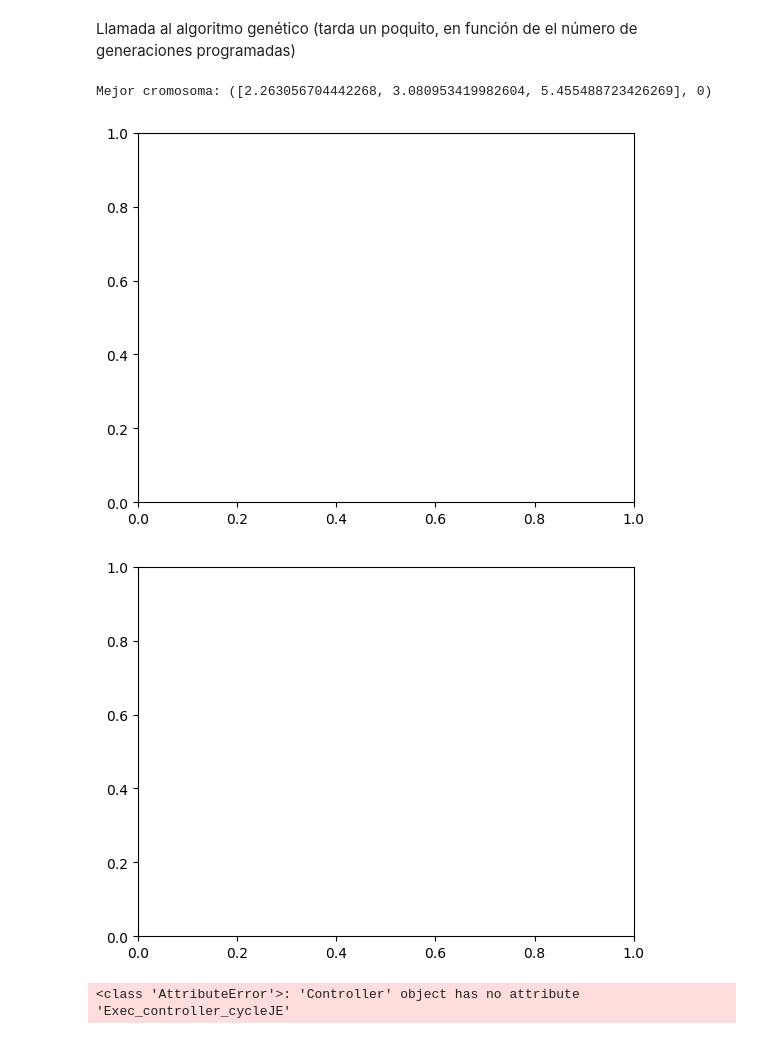
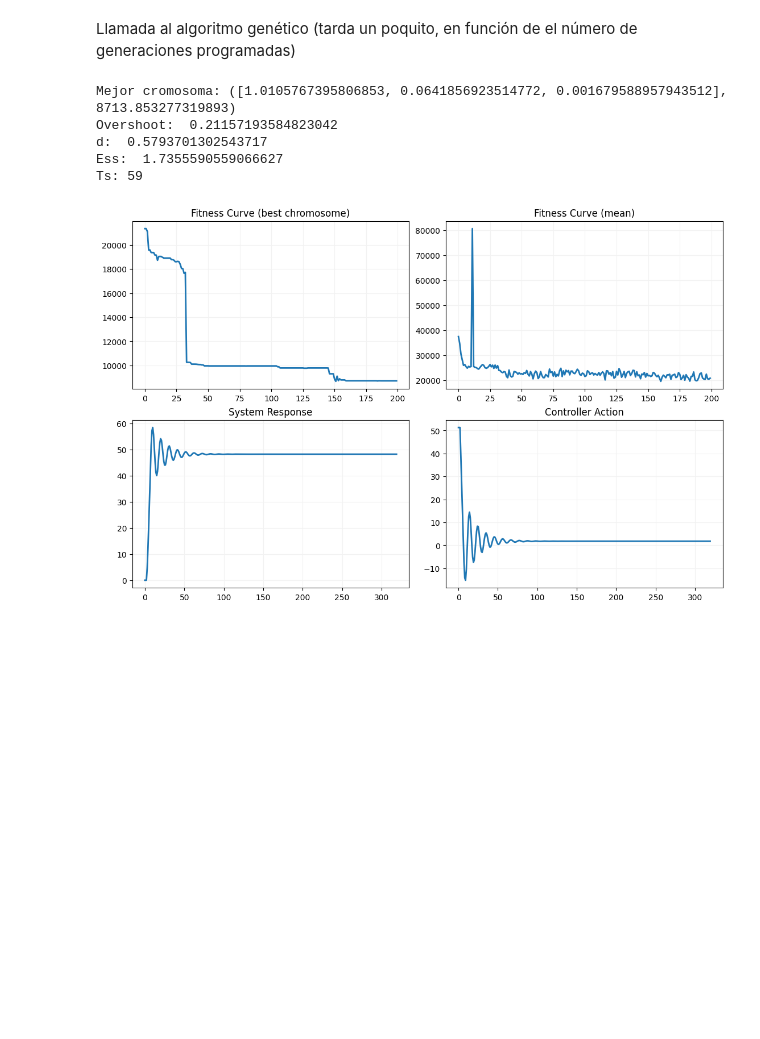
Before and after one commit to Alejandro-Casanova/Pr-cticas_Sistemas_de_Control, a Jupyter notebook: 2 Práctica Algoritmos Genéticos.ipynb, the cells around one changed output. Saved outputs shown, nothing was run; the diff lists cells and outputs as text; code cells hidden in the pictures; blank space fills up the shorter version.

```diff
--- a/2 Práctica Algoritmos Genéticos.ipynb
+++ b/2 Práctica Algoritmos Genéticos.ipynb
@@ -124,14 +190,17 @@ ALGORITMO GENÉTICO
 # %%
 import random
 from operator import itemgetter
+from statistics import mean
 
 #algoritmo genético
 class Genetico:
 
-    def __init__(self):
+    def __init__(self, w_ts = 25., w_d = .6, w_overshoot = 200., w_ess = 15.):
         #Fitness
-        self.Fitness = 0;
-        self.w = (25., .6, 200., 15.) # weight of ts, d, overshot, ess
+        self.Fitness = 0
+        self.w = (w_ts, w_d, w_overshoot, w_ess) # weight of ts, d, overshoot, ess  (25., .6, 200., 15.)
+        self.fitness_curve_mean = []
+        self.fitness_curve_best = []
 
     def llamada_control(self, Gen_Kp, Gen_Ki, Gen_Kd):
         # Crear una instancia del controlador
@@ -164,10 +233,9 @@ class Genetico:
         P.Init(velocidad, Velocidad_de_referencia)
         overshoot, d, Ess, Ts = P.Calcula_indexes()
 
-        Fitness = 0 # Aquí se debe implementar la función de fitness correspondiente.<------------------------------
+        Fitness = self.w[0] * Ts + self.w[1] * d + self.w[2] * overshoot + self.w[3] * Ess
 
         return Fitness
-
 
     # Función de evaluación (fitness)
     def evaluate(self, chromosome):
@@ -213,7 +281,7 @@ class Genetico:
             return parents
 
     # Algoritmo genético
-    def genetic_algorithm(self, population_size, chromosome_length, generations, mutation_rate, crossover_rate):
+    def genetic_algorithm(self, population_size, chromosome_length, generations, mutation_rate, crossover_rate, T=8):
         population = []
         for _ in range(population_size):
             chromosome = self.generate_random_chromosome(chromosome_length)
@@ -225,7 +293,7 @@ class Genetico:
 
             # Selección de padres mediante torneo de longitud T
             parents = []
-            T=8 # Se seleccionan 8 cromosomas de manera aleatoria pra el torneo. Nos quedaremos con el de menor función de fitness
+            # T=8 # Se seleccionan 8 cromosomas de manera aleatoria pra el torneo. Nos quedaremos con el de menor función de fitness
             parents = self.selection_tournament(population_size, evaluated_population, T)
 
             # Cruzamiento y mutación para generar descendencia
@@ -242,9 +310,12 @@ class Genetico:
             # Reemplazar la población anterior con la descendencia
             population = offspring
 
+            self.fitness_curve_best.append(min(evaluated_population, key=lambda x: x[1])[1]) # Best chromosome only
+            self.fitness_curve_mean.append(sum([x[1] for x in evaluated_population])/len(evaluated_population))# Average chromosome
+
         # Devolver el mejor cromosoma de la última generación
         best_chromosome = min(evaluated_population, key=lambda x: x[1])#[0]
-        return best_chromosome
+        return best_chromosome, self.fitness_curve_best, self.fitness_curve_mean
 # %% [markdown]
 Dibujar el resultado de la optimización mediante el algoritmo genético
 # %%
@@ -298,23 +395,28 @@ class dibujacontrol:
 Llamada al algoritmo genético (tarda un poquito, en función de el número de generaciones programadas)
 # %%
 # Parámetros del algoritmo genético
-population_size = 100
+population_size = 200 # 100
 chromosome_length = 3
-generations = 200
-mutation_rate = 0.1
-crossover_rate = 0.6
+generations = 200 # 200
+mutation_rate = 0.33 # 0.1
+crossover_rate = 0.7 # 0.6
+T = 6 # 8
 
-gen = Genetico()
+# gen = Genetico(w_ts=10., w_d=6., w_overshoot=200., w_ess=800.)
+gen = Genetico(w_ts=30., w_d=0.6, w_overshoot=6., w_ess=4000.)
+
 # Ejecutar el algoritmo genético
-best_chromosome = gen.genetic_algorithm(population_size, chromosome_length, generations, mutation_rate, crossover_rate)
+best_chromosome, fitness_curve_best, fitness_curve_mean = gen.genetic_algorithm(population_size, chromosome_length, generations, mutation_rate, crossover_rate, T)
 
 # Imprimir el resultado
 print("Mejor cromosoma:", best_chromosome)
 BC = best_chromosome[0]
-DC=dibujacontrol()
-DC.dibujar(BC[0],BC[1], BC[2])
+DC = dibujacontrol()
+DC.dibujar(BC[0], BC[1], BC[2], fitness_curve_best, fitness_curve_mean)
 # %% [output]
-Mejor cromosoma: ([2.263056704442268, 3.080953419982604, 5.455488723426269], 0)
+Mejor cromosoma: ([1.0105767395806853, 0.0641856923514772, 0.001679588957943512], 8713.853277319893)
+Overshoot:  0.21157193584823042
+d:  0.5793701302543717
+Ess:  1.7355590559066627
+Ts: 59
-[figure, old version]
+[figure, new version]
-[figure, removed]
-<class 'AttributeError'>: 'Controller' object has no attribute 'Exec_controller_cycleJE'
```
Also changed, not shown: parts of 2 cells of this notebook, 1 other file.
